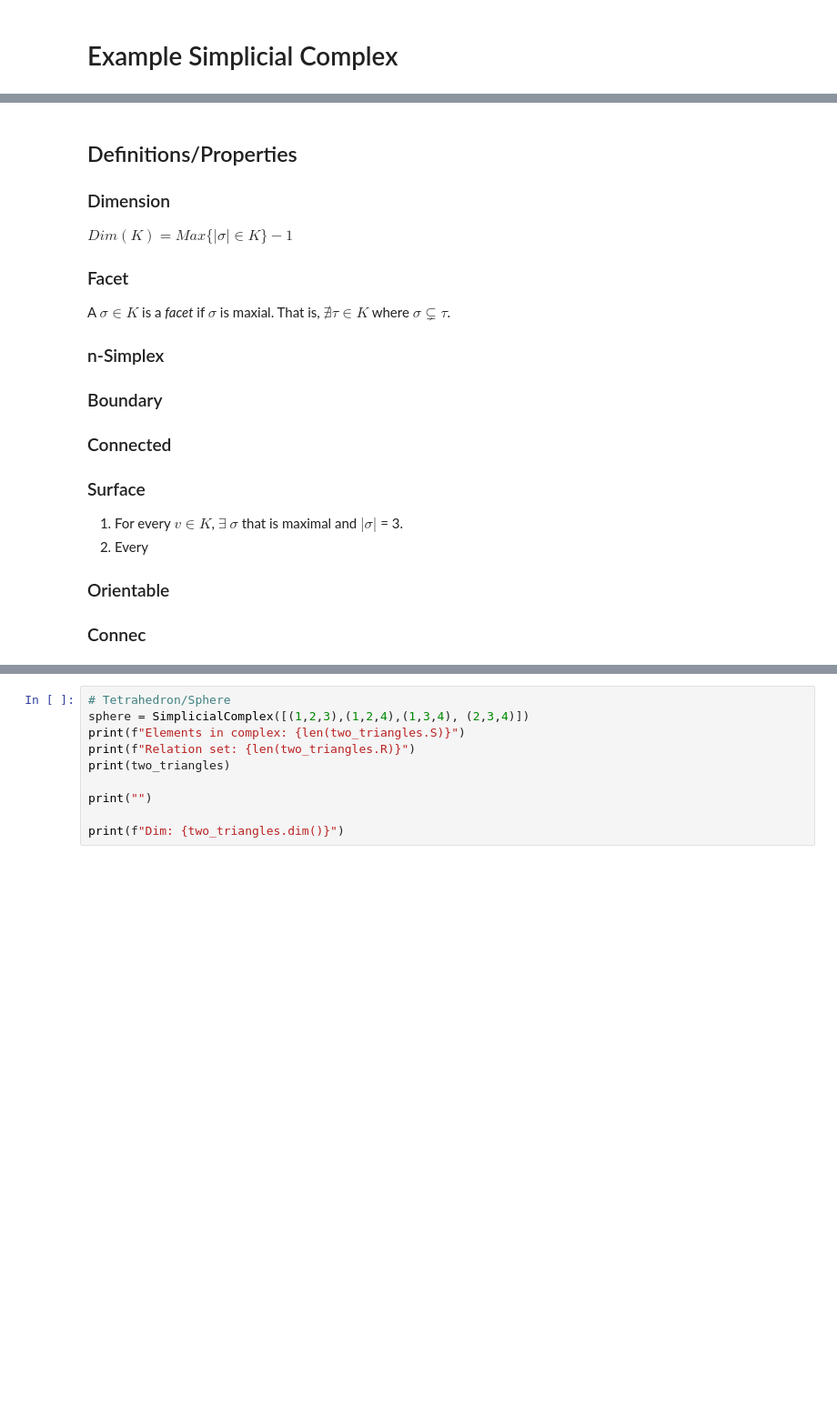
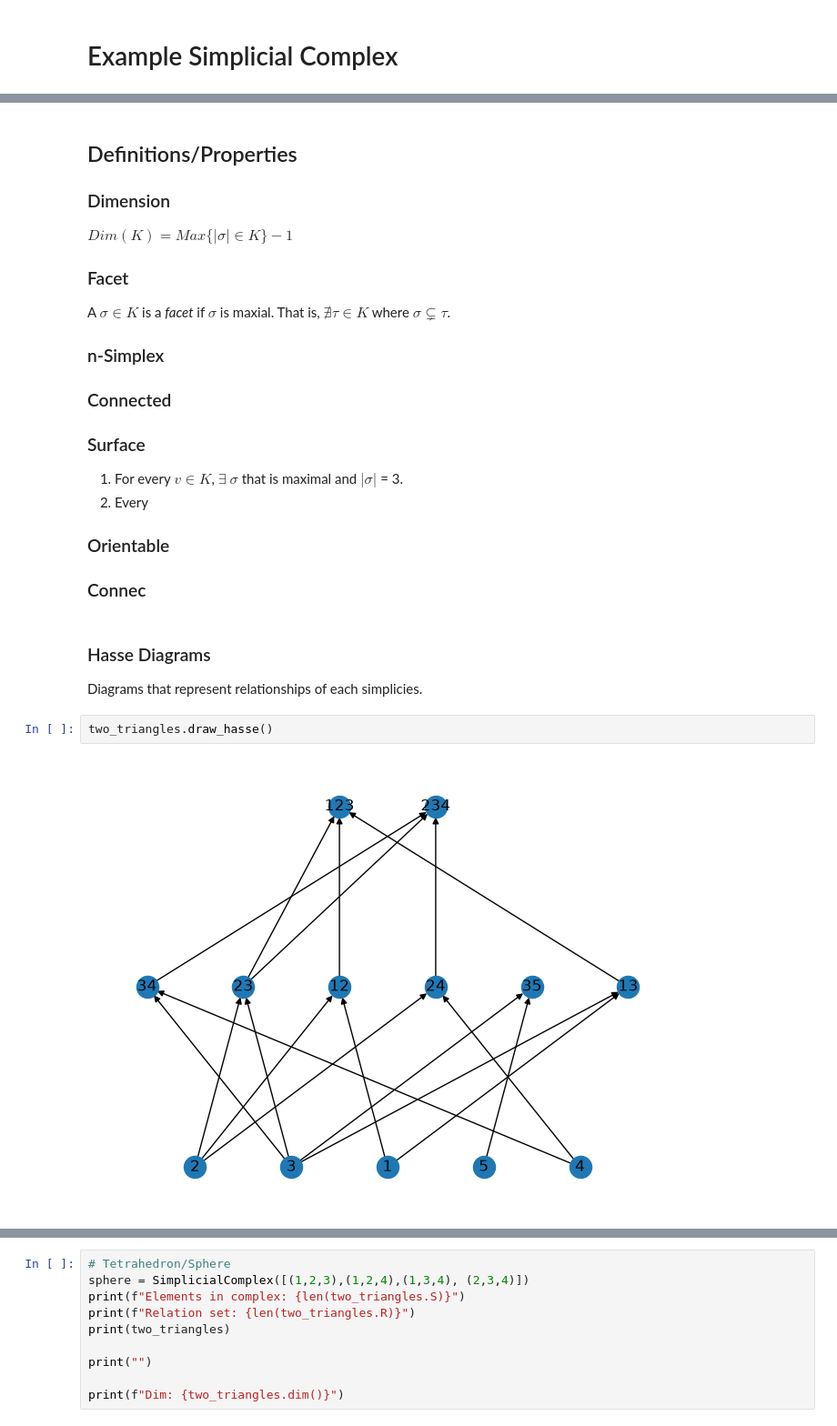
Before and after one commit to ryanj-0/simplicial_complex_proj, a Jupyter notebook: simplicial_complex.ipynb, the cells around one changed output, grey strips where cells are left out. Shown at 91% size. Saved outputs shown, nothing was run; the diff lists cells and outputs as text; blank space fills up the shorter version.

```diff
--- a/simplicial_complex.ipynb
+++ b/simplicial_complex.ipynb
@@ -63,10 +60,17 @@ $Dim(K) = Max{\{\lvert\sigma\rvert \in K\}} - 1$
 ### Facet
 A $\sigma \in K$ is a _facet_ if $\sigma$ is maxial. That is, $\nexists \tau \in K$ where $\sigma \subsetneq \tau$.
 ### n-Simplex
-### Boundary
+
 ### Connected
 ### Surface
 1. For every $v \in K$, $\exists$ $\sigma$ that is maximal and $\lvert\sigma\rvert$ = 3.
 2. Every
 ### Orientable
 ### Connec
+# %% [markdown]
+### Hasse Diagrams
+Diagrams that represent relationships of each simplicies.
+# %%
+two_triangles.draw_hasse()
+# %% [output]
+[figure, added]
```
Also changed, not shown: parts of 4 cells of this notebook.
